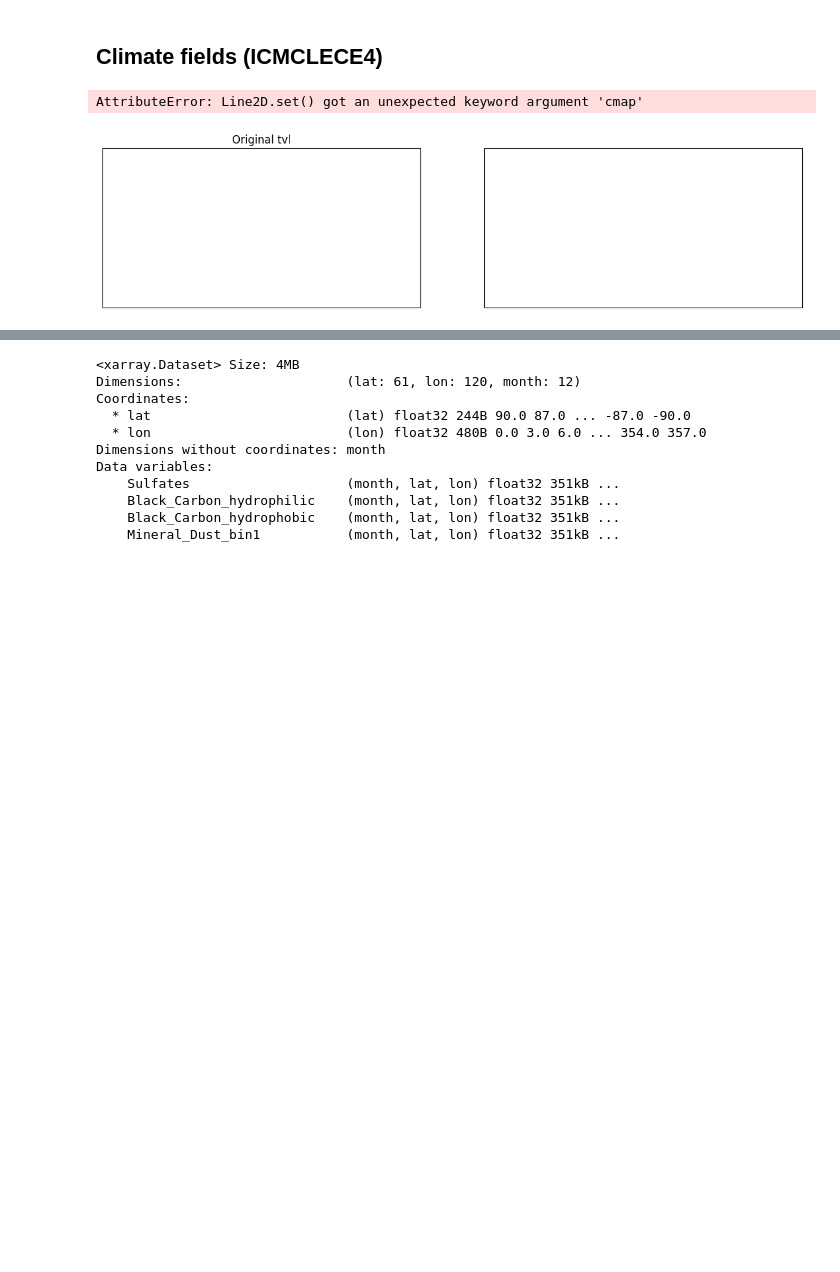
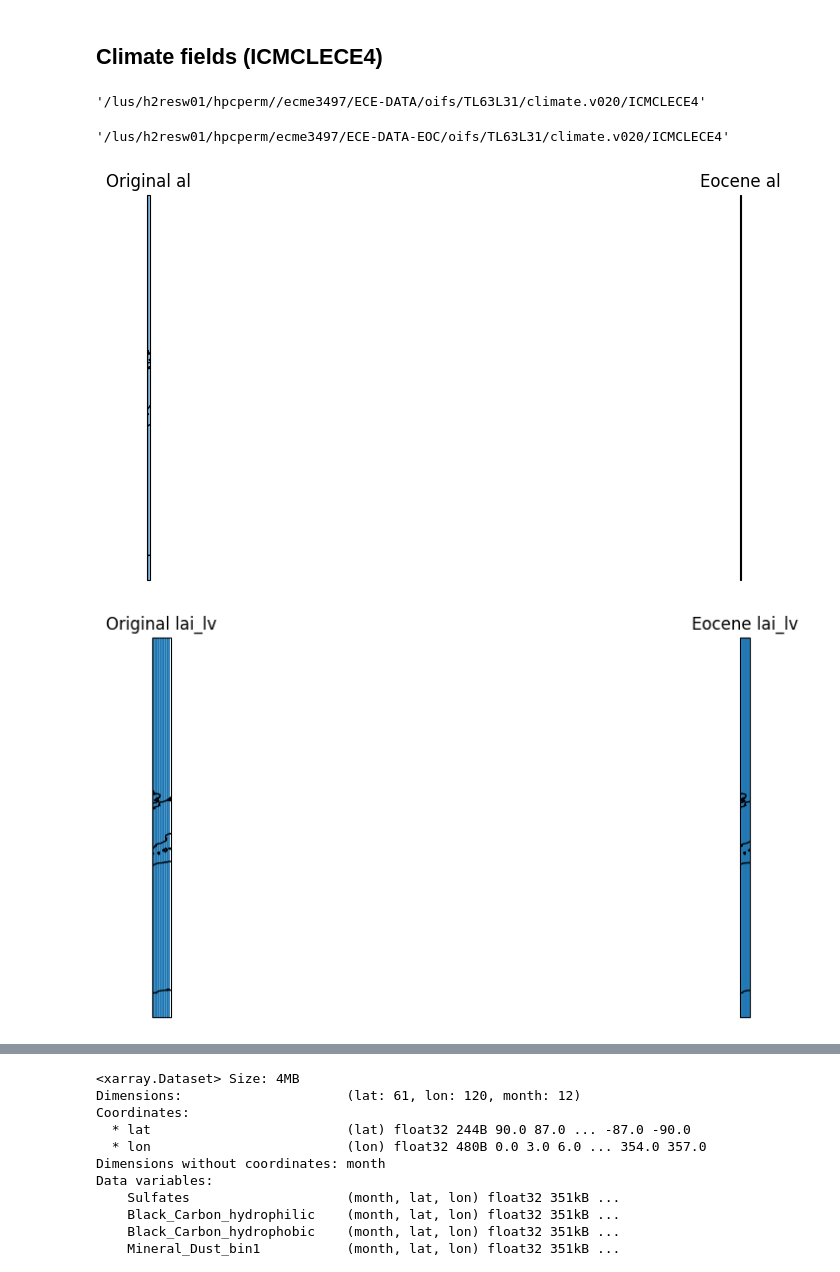
Before and after one commit to asozza/ecearth-quests, a Jupyter notebook: epochal/OIFS/modify_oifs.ipynb, the cells around one changed output, grey strips where cells are left out. Saved outputs shown, nothing was run; the diff lists cells and outputs as text; code cells hidden in the pictures; blank space fills up the shorter version.

Commit message:
Solved vegetation problems, added fix to climate file

```diff
--- a/epochal/OIFS/modify_oifs.ipynb
+++ b/epochal/OIFS/modify_oifs.ipynb
@@ -23,8 +23,9 @@ Modify paths as needed.
 # %%
 eocene = EoceneOIFS(
     idir="/lus/h2resw01/hpcperm//ecme3497/ECE-DATA",
-    odir="/lus/h2resw01/hpcperm/ecme3497/ECE4-DATA-EOCENE",
-    herold="/lus/h2resw01/hpcperm/ecme3497/herold-et-al-2014/Supp"
+    odir="/lus/h2resw01/hpcperm/ecme3497/ECE-DATA-EOC",
+    herold="/lus/h2resw01/hpcperm/ecme3497/herold-et-al-2014/Supp",
+    startdate="17000101"
 )
 # %% [markdown]
 Define sanity check helper
@@ -65,11 +66,34 @@ def load_grib_var(gribfile, varname, grid="r360x180"):
         da = da.isel(time=0)
 
     return da
+# %%
+def load_grib_var_spec(gribfile, varname, grid="r360x181"):
+    with tempfile.NamedTemporaryFile(suffix=".nc", delete=False) as tmp:
+        outfile = tmp.name
+
+    try:
+        # try gridpoint first
+        cdo.remapnn(
+            grid,
+            input=f"-selname,{varname} {gribfile}",
+            output=outfile,
+            options="-f nc4"
+        )
+    except Exception:
+        # fallback: spectral → gridpoint
+        cdo.sp2gp(
+            input=f"-selname,{varname} {gribfile}",
+            output=outfile,
+            options="-f nc4"
+        )
+
+    ds = xr.open_dataset(outfile)
+    return list(ds.data_vars.values())[0]
 # %%
 def compare_maps(var, origfile, newfile):
     """Plot original & modified variable on a world map."""
-    da_orig = load_grib_var(origfile, var)
-    da_new = load_grib_var(newfile, var)
+    da_orig = load_grib_var_spec(origfile, var)
+    da_new = load_grib_var_spec(newfile, var)
     proj = ccrs.PlateCarree()
     fig, ax = plt.subplots(1, 2, figsize=(14, 5),
                            subplot_kw={"projection": proj})
@@ -221,12 +303,20 @@ compare_maps("z", orig, new)   # geopotential
 # %% [markdown]
 ## Climate fields (ICMCLECE4)
+# %%
+orig
+# %% [output]
+'/lus/h2resw01/hpcperm//ecme3497/ECE-DATA/oifs/TL63L31/climate.v020/ICMCLECE4'
+# %%
+new
+# %% [output]
+'/lus/h2resw01/hpcperm/ecme3497/ECE-DATA-EOC/oifs/TL63L31/climate.v020/ICMCLECE4'
 # %%
-orig = os.path.join(eo.idir_climate, "ICMCLECE4")
-new  = os.path.join(eo.odir_climate, "ICMCLECE4")
+orig = os.path.join(eocene.idir_climate, "ICMCLECE4")
+new  = os.path.join(eocene.odir_climate, "ICMCLECE4")
 
 compare_maps("al", orig, new)
 compare_maps("lai_lv", orig, new)
 compare_maps("lai_hv", orig, new)
 # %% [output]
-AttributeError: Line2D.set() got an unexpected keyword argument 'cmap'
-[figure, old version]
+[figure, new version]
+[figure, added]
```
Also changed, not shown: parts of 34 cells of this notebook, 4 other files.
